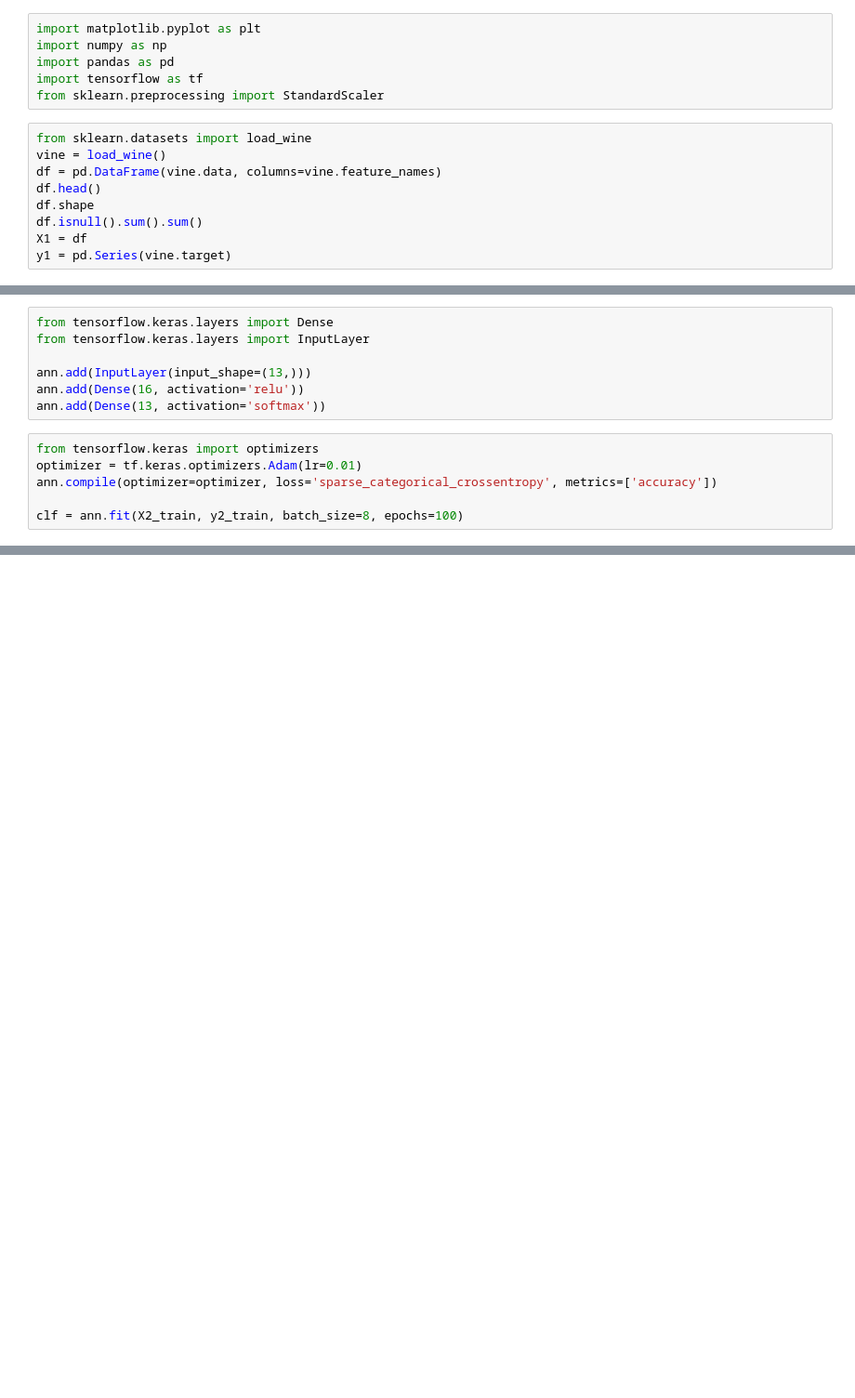
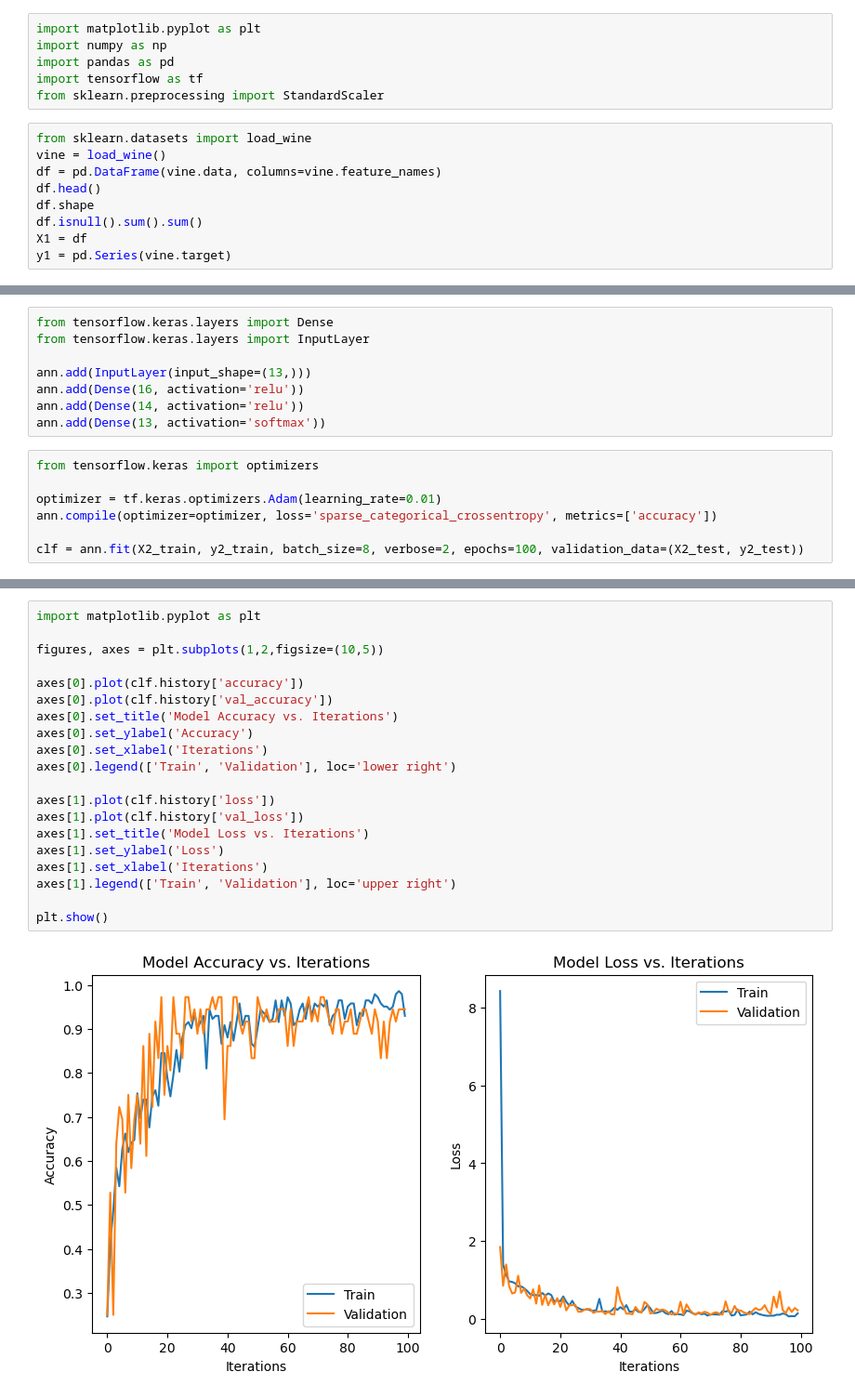
Before and after one commit to KelvinTr/AI-Homework-3, a Jupyter notebook: Problem1.ipynb, the cells around one changed output, grey strips where cells are left out. Shown: that part at 93% size. Saved outputs shown, nothing was run; the diff lists cells and outputs as text; blank space fills up the shorter version.

```diff
--- a/Problem1.ipynb
+++ b/Problem1.ipynb
@@ -29,12 +27,14 @@ from tensorflow.keras.layers import InputLayer
 
 ann.add(InputLayer(input_shape=(13,)))
 ann.add(Dense(16, activation='relu'))
+ann.add(Dense(14, activation='relu'))
 ann.add(Dense(13, activation='softmax'))
 # %%
 from tensorflow.keras import optimizers
-optimizer = tf.keras.optimizers.Adam(lr=0.01)
+
+optimizer = tf.keras.optimizers.Adam(learning_rate=0.01)
 ann.compile(optimizer=optimizer, loss='sparse_categorical_crossentropy', metrics=['accuracy'])
 
-clf = ann.fit(X2_train, y2_train, batch_size=8, epochs=100)
+clf = ann.fit(X2_train, y2_train, batch_size=8, verbose=2, epochs=100, validation_data=(X2_test, y2_test))
 # %% [output]
 Epoch 1/100
@@ -57,0 +57,22 @@ Epoch 100/100
+# %%
+import matplotlib.pyplot as plt
+
+figures, axes = plt.subplots(1,2,figsize=(10,5))
+
+axes[0].plot(clf.history['accuracy'])
+axes[0].plot(clf.history['val_accuracy'])
+axes[0].set_title('Model Accuracy vs. Iterations')
+axes[0].set_ylabel('Accuracy')
+axes[0].set_xlabel('Iterations')
+axes[0].legend(['Train', 'Validation'], loc='lower right')
+
+axes[1].plot(clf.history['loss'])
+axes[1].plot(clf.history['val_loss'])
+axes[1].set_title('Model Loss vs. Iterations')
+axes[1].set_ylabel('Loss')
+axes[1].set_xlabel('Iterations')
+axes[1].legend(['Train', 'Validation'], loc='upper right')
+
+plt.show()
+# %% [output]
+[figure, added]
```
Also changed, not shown: parts of 4 cells of this notebook, 2 other files.
